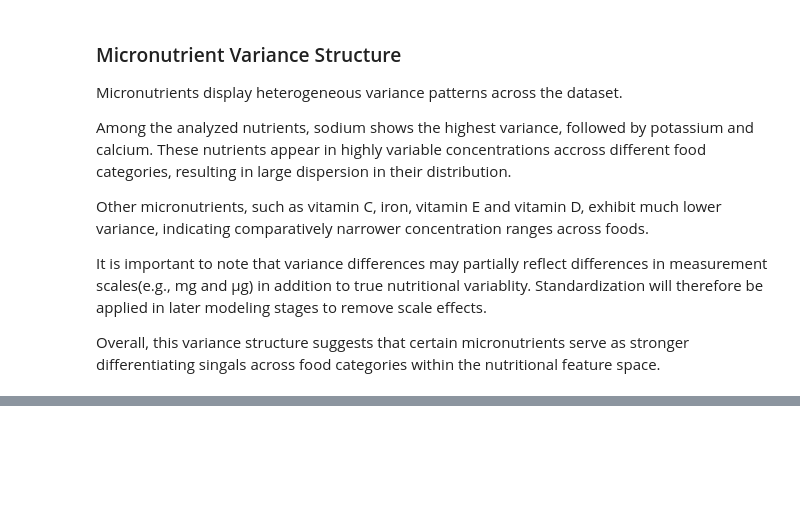
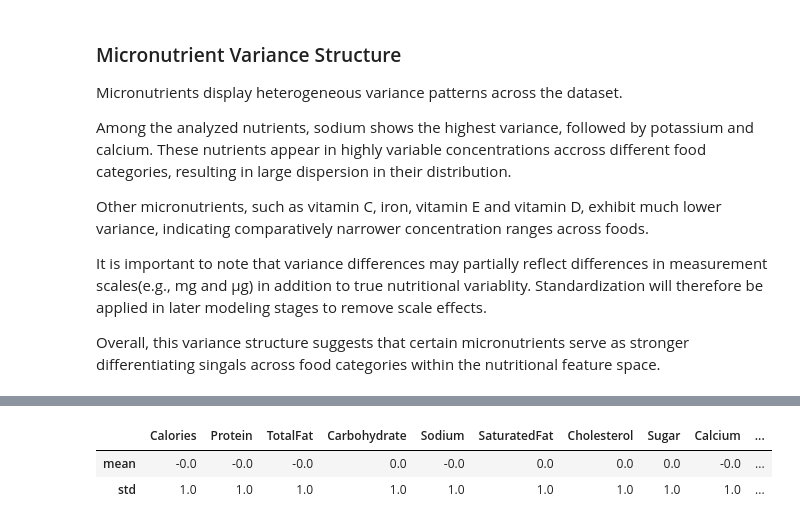
Before and after one commit to lasombra7/macro-density-analysis, a Jupyter notebook: notebooks/macro-density-analysis.ipynb, the cells around one changed output, grey strips where cells are left out. Drawn from its saved outputs; the diff is of its cells as text; code cells hidden in the pictures; blank space fills up the shorter version.

```diff
--- a/notebooks/macro-density-analysis.ipynb
+++ b/notebooks/macro-density-analysis.ipynb
@@ -503,0 +519,7 @@ Overall, this variance structure suggests that certain micronutrients serve as s
+# %%
+# Check mean and standard deviation after standardization
+df_scaled.agg(["mean", "std"]).round(2)
+# %% [output]
+|  | Calories | Protein | TotalFat | Carbohydrate | Sodium | SaturatedFat | Cholesterol | Sugar | Calcium | ... |
+| mean | -0.0 | -0.0 | -0.0 | 0.0 | -0.0 | 0.0 | 0.0 | 0.0 | -0.0 | ... |
+| std | 1.0 | 1.0 | 1.0 | 1.0 | 1.0 | 1.0 | 1.0 | 1.0 | 1.0 | ... |
```
Also changed, not shown: parts of 19 cells of this notebook.
